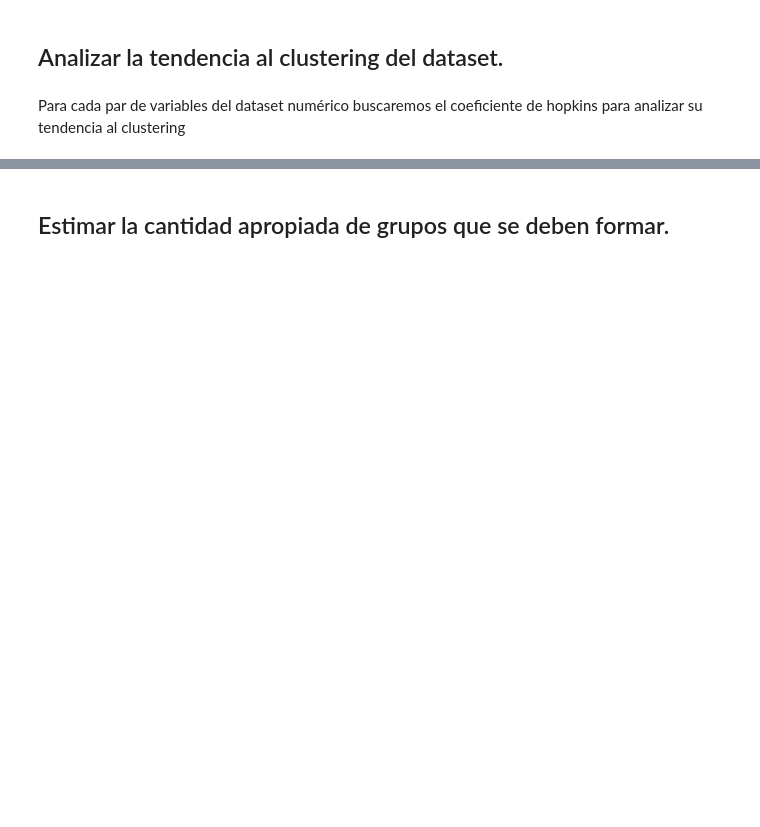
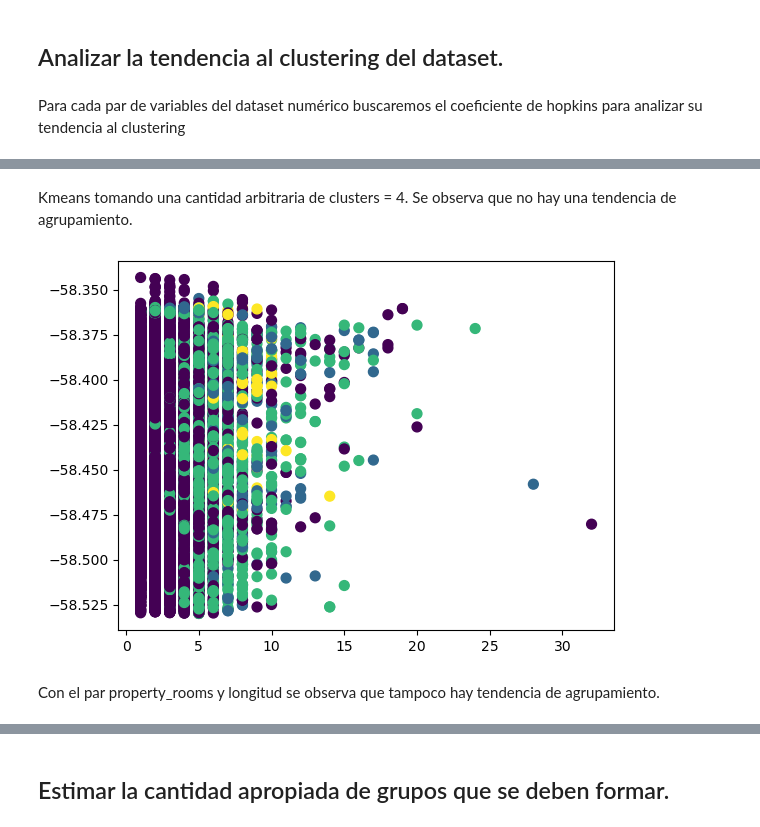
Before and after one commit to gabibema/7506R-2C2022-GRUPO07, a Jupyter notebook: 7506R_TP1_GRUPO07_ENTREGA_N2.ipynb, the cells around one changed output, grey strips where cells are left out. Cells and saved outputs as stored; diff of their text form; code cells hidden in the pictures; blank space fills up the shorter version.

```diff
--- a/7506R_TP1_GRUPO07_ENTREGA_N2.ipynb
+++ b/7506R_TP1_GRUPO07_ENTREGA_N2.ipynb
@@ -100,0 +107,13 @@ Se observa que los valores más cercanos a 1 (tendencia al cluster) se obtienen
+# %% [markdown]
+Kmeans tomando una cantidad arbitraria de clusters = 4. Se observa que no hay una tendencia de agrupamiento.
+# %%
+kmeans = KMeans(random_state=2,n_clusters=4)
+y_kmeans = kmeans.fit_predict(df_numerico)
+
+plt.scatter(df_numerico.property_rooms, df_numerico.longitud, c=y_kmeans, s=50, cmap='viridis')
+centers = kmeans.cluster_centers_
+plt.show()
+# %% [output]
+[figure, added]
+# %% [markdown]
+Con el par property_rooms y longitud se observa que tampoco hay tendencia de agrupamiento.
```
Also changed, not shown: parts of 108 cells of this notebook, 1 other file.
